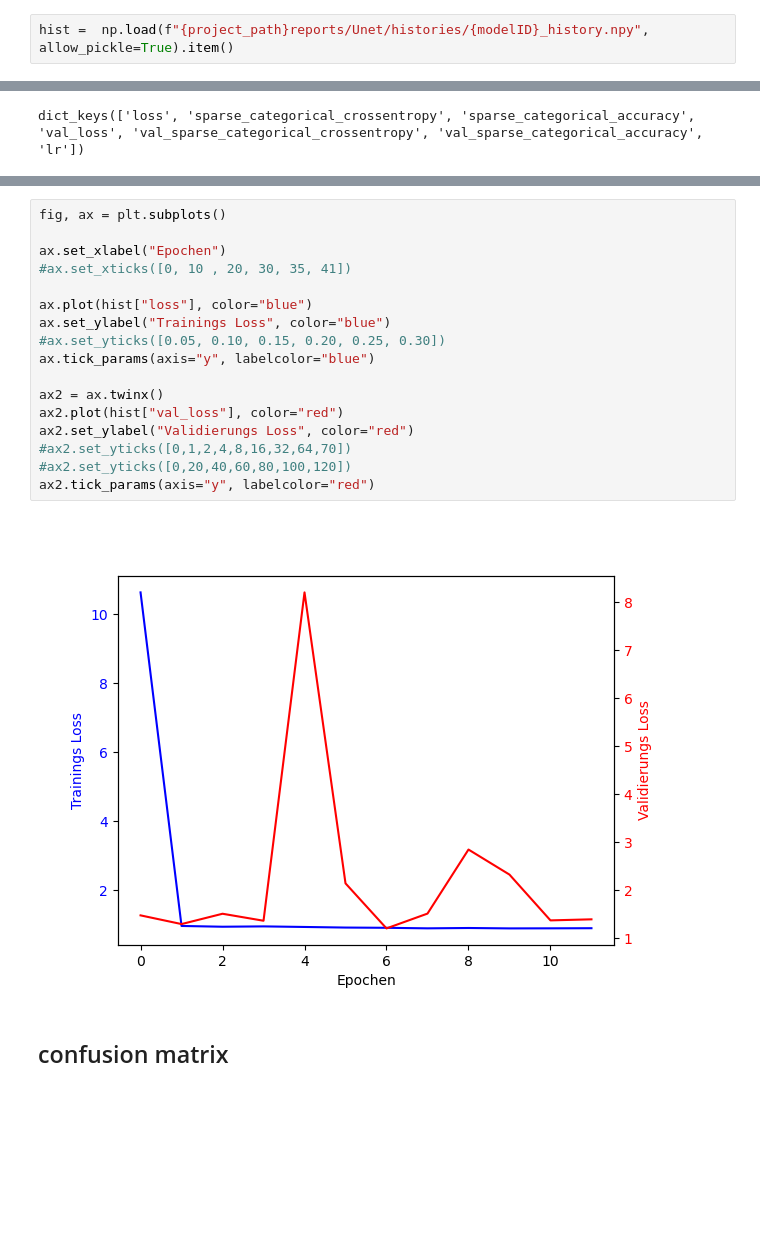
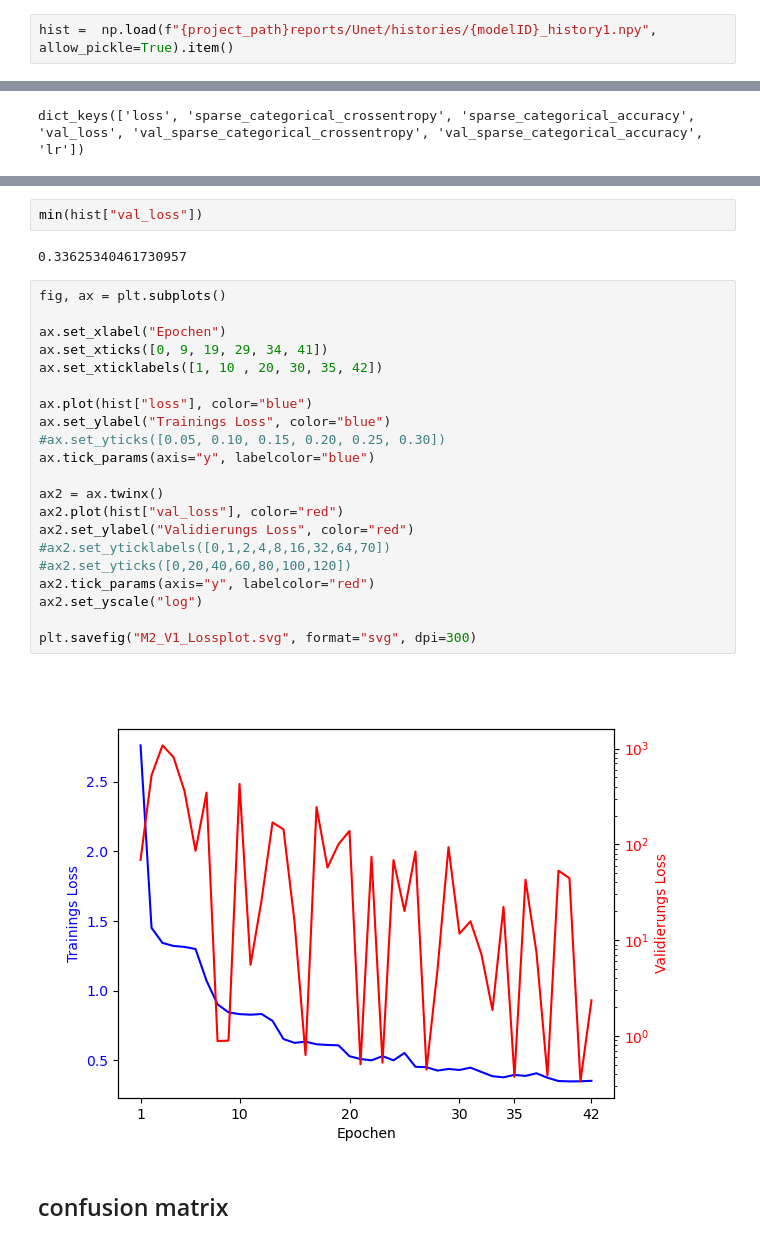
Before and after one commit to GebTorte/RS-Net, a Jupyter notebook: notebooks/sis_investigateModelHistory.ipynb, the cells around one changed output, grey strips where cells are left out. Cells and saved outputs as stored; diff of their text form; blank space fills up the shorter version.

```diff
--- a/notebooks/sis_investigateModelHistory.ipynb
+++ b/notebooks/sis_investigateModelHistory.ipynb
@@ -29,5 +29,5 @@ modelID = "240622133330-CV2of2" #"240607115628-CV1of2"# "240530184700-CV1of2" #"
 # %%
-hist =  np.load(f"{project_path}reports/Unet/histories/{modelID}_history.npy", allow_pickle=True).item()
+hist =  np.load(f"{project_path}reports/Unet/histories/{modelID}_history1.npy", allow_pickle=True).item()
 # %%
 hist.keys()
 # %% [output]
@@ -55,22 +130,30 @@ ax.tick_params(axis = "y", labelcolor="blue")
+# %%
+min(hist["val_loss"])
+# %% [output]
+0.33625340461730957
 # %%
 fig, ax = plt.subplots()
 
 ax.set_xlabel("Epochen")
-#ax.set_xticks([0, 10 , 20, 30, 35, 41])
+ax.set_xticks([0, 9, 19, 29, 34, 41])
+ax.set_xticklabels([1, 10 , 20, 30, 35, 42])
 
 ax.plot(hist["loss"], color="blue")
 ax.set_ylabel("Trainings Loss", color="blue")
 #ax.set_yticks([0.05, 0.10, 0.15, 0.20, 0.25, 0.30])
 ax.tick_params(axis="y", labelcolor="blue")
 
 ax2 = ax.twinx()
 ax2.plot(hist["val_loss"], color="red")
 ax2.set_ylabel("Validierungs Loss", color="red")
-#ax2.set_yticks([0,1,2,4,8,16,32,64,70])
+#ax2.set_yticklabels([0,1,2,4,8,16,32,64,70])
 #ax2.set_yticks([0,20,40,60,80,100,120])
 ax2.tick_params(axis="y", labelcolor="red")
+ax2.set_yscale("log")
+
+plt.savefig("M2_V1_Lossplot.svg", format="svg", dpi=300)
 # %% [output]
-[figure, old version]
+[figure, new version]
 # %% [markdown]
 ## confusion matrix
 # %%
```
Also changed, not shown: parts of 7 cells of this notebook, 9 other files.
